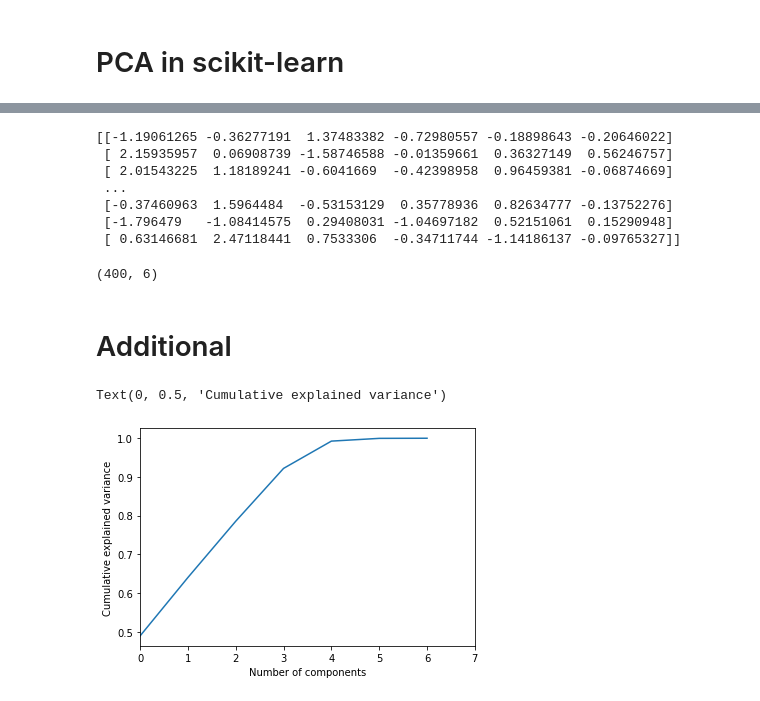
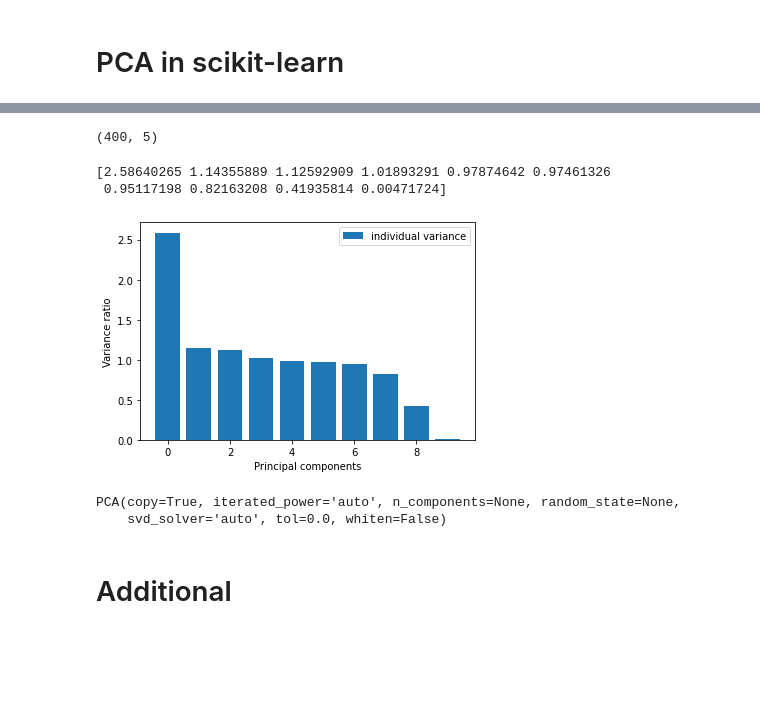
Before and after one commit to philsaurabh/Tutorials, a Jupyter notebook: Principal_Component_Analysis.ipynb, the cells around one changed output, grey strips where cells are left out. Drawn from its saved outputs; the diff is of its cells as text; code cells hidden in the pictures; blank space fills up the shorter version.

```diff
--- a/Principal_Component_Analysis.ipynb
+++ b/Principal_Component_Analysis.ipynb
@@ -188,5 +176,12 @@ array([[-1.19061265e+00,  3.62771915e-01],
 # %% [markdown]
 # PCA in scikit-learn
-# %%
-from sklearn.decomposition import PCA
-pca = PCA().fit(X_std)
+# %%
+# Machine learning systems work with integers, we need to encode these
+# string characters into ints
+encoder = LabelEncoder()
+# Now apply the transformation to all the columns:
+for col in df.columns:
+    df[col] = encoder.fit_transform(df[col])
+X = df.iloc[:,1:11].values
+y = df.iloc[:,0].values
+X_std = StandardScaler().fit_transform(X)
@@ -192,0 +196,2 @@ pca = PCA().fit(X_std)
+# %%
+pca.fit_transform(X_std)
@@ -193,27 +212,30 @@ pca = PCA().fit(X_std)
 # %%
-from sklearn.decomposition import PCA
-sklearn_pca = PCA(n_components=6)
+sklearn_pca = PCA(n_components=5)
 Y_sklearn = sklearn_pca.fit_transform(X_std)
+print(Y_sklearn.shape)
+# %% [output]
+(400, 5)
-# %%
-print(Y_sklearn)
-Y_sklearn.shape
-# %% [output]
-[[-1.19061265 -0.36277191  1.37483382 -0.72980557 -0.18898643 -0.20646022]
- [ 2.15935957  0.06908739 -1.58746588 -0.01359661  0.36327149  0.56246757]
- [ 2.01543225  1.18189241 -0.6041669  -0.42398958  0.96459381 -0.06874669]
- ...
- [-0.37460963  1.5964484  -0.53153129  0.35778936  0.82634777 -0.13752276]
- [-1.796479   -1.08414575  0.29408031 -1.04697182  0.52151061  0.15290948]
- [ 0.63146681  2.47118441  0.7533306  -0.34711744 -1.14186137 -0.09765327]]
-(400, 6)
+# %%
+# Visualize
+pca = PCA()
+pca.fit_transform(X_std)
+pca_variance = pca.explained_variance_
+print(pca_variance)
+
+plt.figure()
+plt.bar(range(10), pca_variance, label='individual variance')
+plt.legend()
+plt.ylabel('Variance ratio')
+plt.xlabel('Principal components')
+plt.show()
+# %% [output]
+[2.58640265 1.14355889 1.12592909 1.01893291 0.97874642 0.97461326
+ 0.95117198 0.82163208 0.41935814 0.00471724]
+[figure, added]
+# %%
+pca
+# %% [output]
+PCA(copy=True, iterated_power='auto', n_components=None, random_state=None,
+    svd_solver='auto', tol=0.0, whiten=False)
 # %% [markdown]
 # Additional
-# %%
-import matplotlib.pyplot as plt
-plt.plot(np.cumsum(pca.explained_variance_ratio_))
-plt.xlim(0,7,1)
-plt.xlabel('Number of components')
-plt.ylabel('Cumulative explained variance')
-# %% [output]
-Text(0, 0.5, 'Cumulative explained variance')
-[figure, removed]
```
Also changed, not shown: parts of 8 cells of this notebook.
